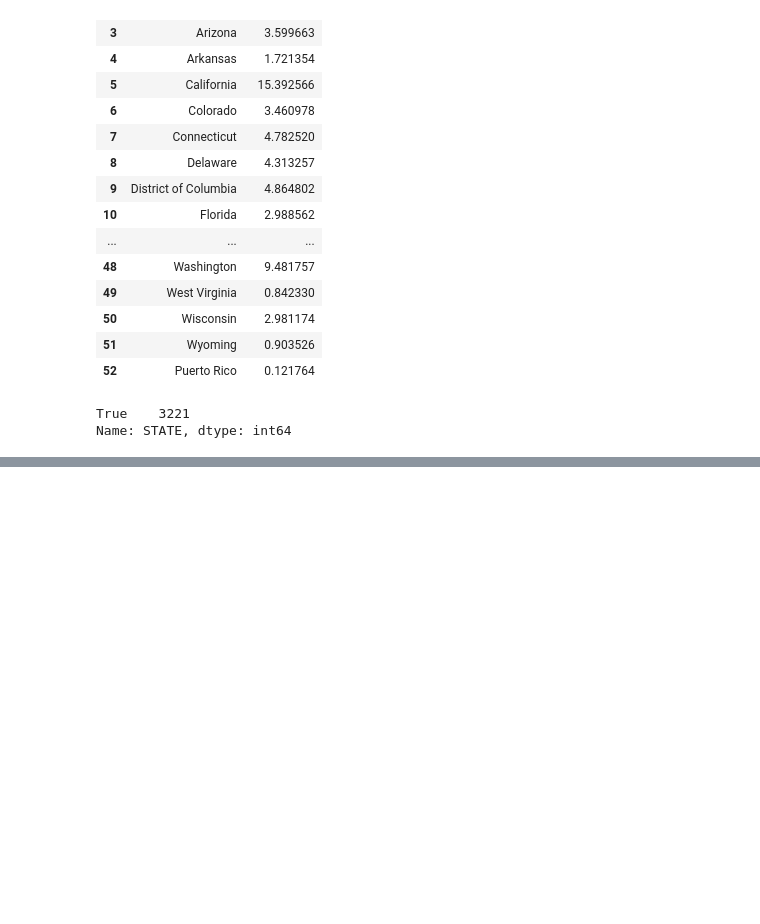
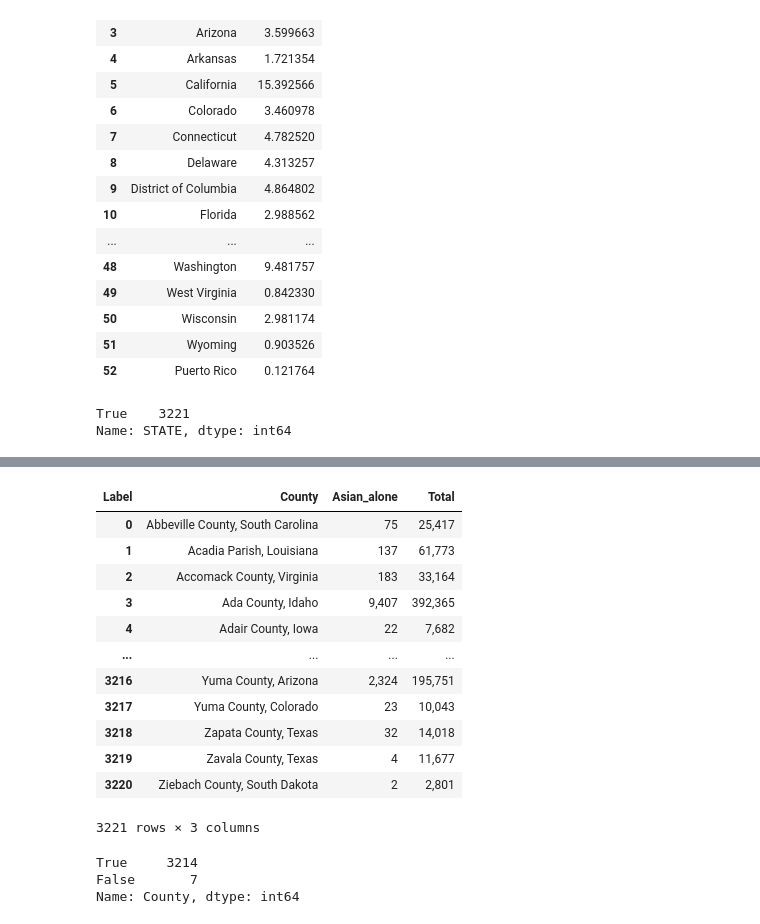
Before and after one commit to ilenapeng/census, a Jupyter notebook: census.ipynb, the cells around one changed output, grey strips where cells are left out. Saved outputs shown, nothing was run; the diff lists cells and outputs as text; code cells hidden in the pictures; blank space fills up the shorter version.

```diff
--- a/census.ipynb
+++ b/census.ipynb
@@ -210,0 +204,7 @@ files.download('aboveavg_state.csv')
+# %%
+#Load 2010 data
+county_10_raw = pd.read_csv("county_2010.csv")
+county_10_raw['Label']=county_10_raw['Label'].str.strip()
+#county_10_raw.Label.unique()
+county_10_raw = county_10_raw[(county_10_raw['Label'].str.contains('Total:')) | (county_10_raw['Label'].str.contains('Asian alone'))]
+county_10_raw
@@ -210,0 +216,27 @@ files.download('aboveavg_state.csv')
+# %%
+county_10 = pd.melt(county_10_raw,id_vars=['Label'],var_name='County', value_name='Value')
+county_10 = county_10.pivot(index='County', columns='Label', values='Value').reset_index()
+county_10.columns = county_10.columns.str.replace(' ','_')
+county_10.columns = county_10.columns.str.replace(':','')
+county_10
+# %% [output]
+| Label | County | Asian_alone | Total |
+| 0 | Abbeville County, South Carolina | 75 | 25,417 |
+| 1 | Acadia Parish, Louisiana | 137 | 61,773 |
+| 2 | Accomack County, Virginia | 183 | 33,164 |
+| 3 | Ada County, Idaho | 9,407 | 392,365 |
+| 4 | Adair County, Iowa | 22 | 7,682 |
+| ... | ... | ... | ... |
+| 3216 | Yuma County, Arizona | 2,324 | 195,751 |
+| 3217 | Yuma County, Colorado | 23 | 10,043 |
+| 3218 | Zapata County, Texas | 32 | 14,018 |
+| 3219 | Zavala County, Texas | 4 | 11,677 |
+| 3220 | Ziebach County, South Dakota | 2 | 2,801 |
+3221 rows × 3 columns
+# %%
+#df_merge
+county_10['County'].isin(df_merge['NAME']).value_counts()
+# %% [output]
+True     3214
+False       7
+Name: County, dtype: int64
```
Also changed, not shown: parts of 24 cells of this notebook, 8 other files.
